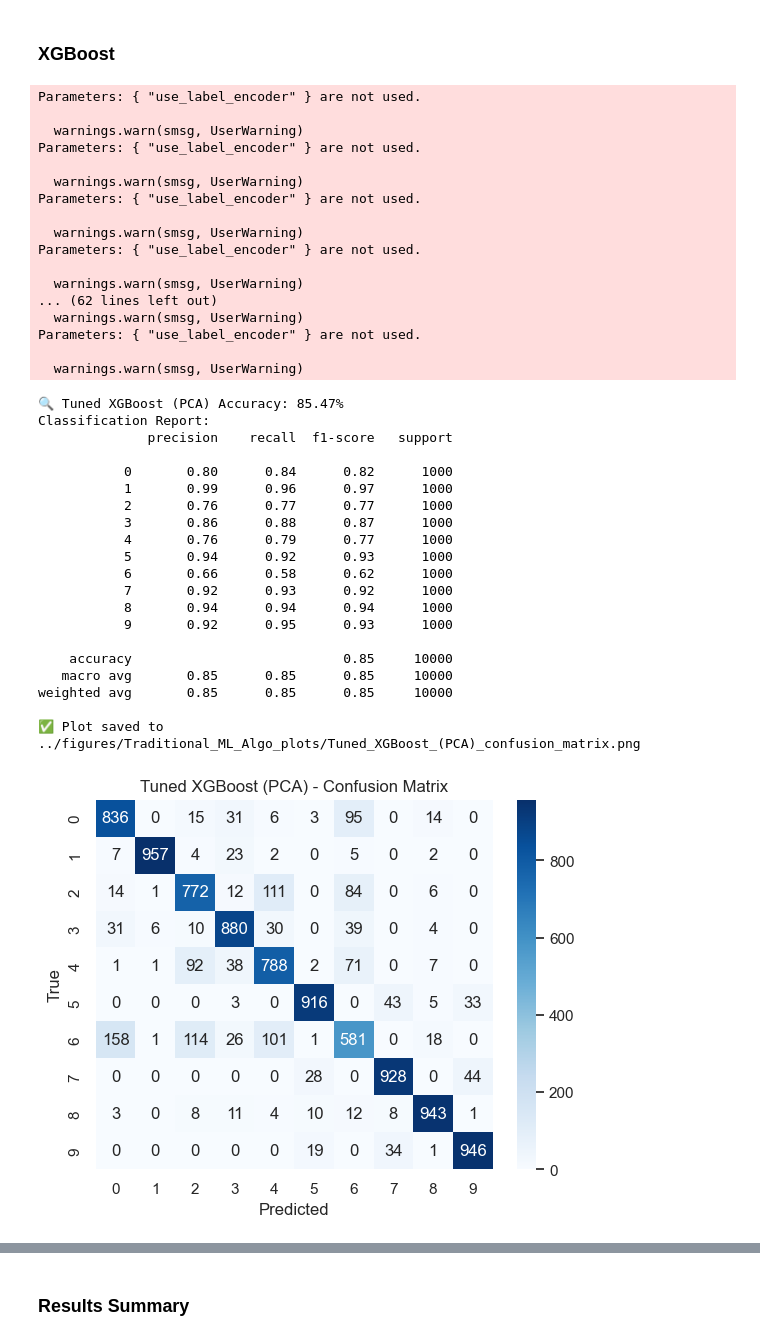
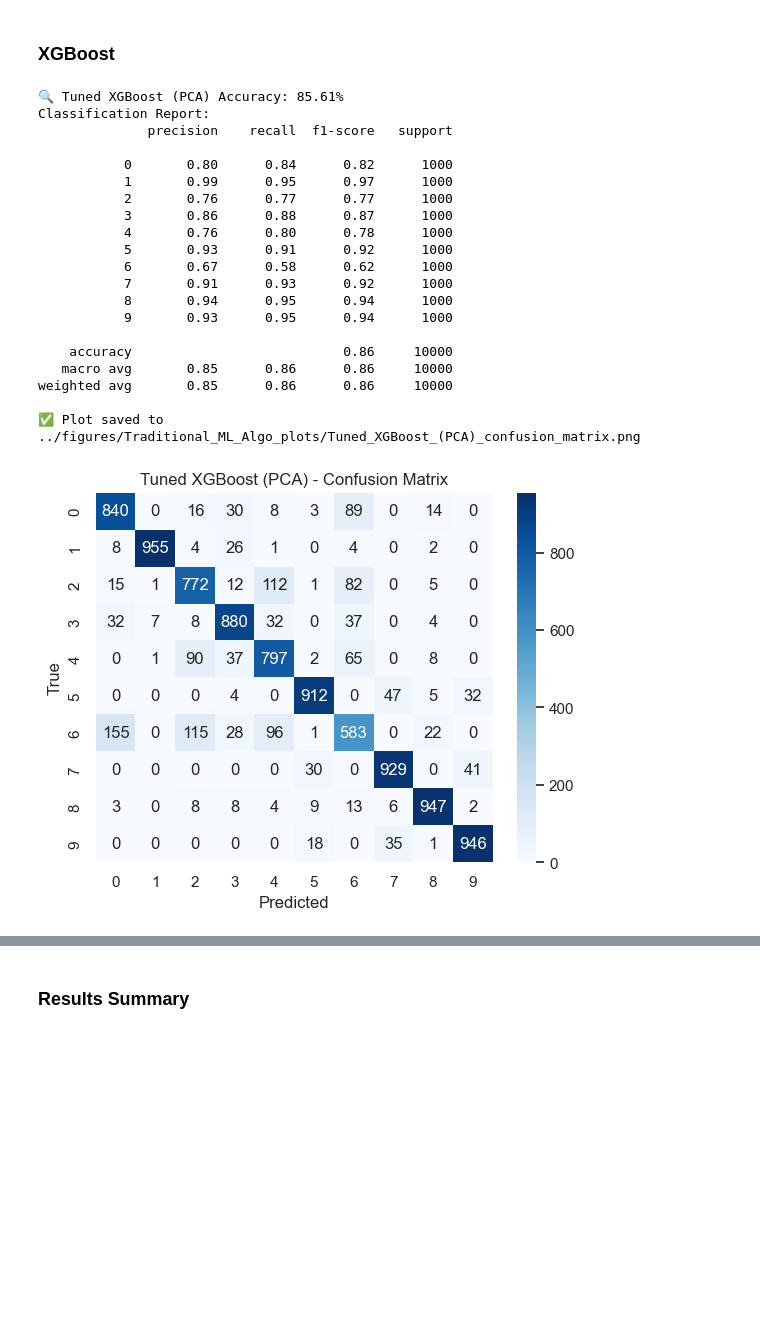
Before and after one commit to SatvikPraveen/FashionMNIST-Analysis, a Jupyter notebook: notebooks/Traditional_ML_Algo.ipynb, the cells around one changed output, grey strips where cells are left out. Cells and saved outputs as stored; diff of their text form; code cells hidden in the pictures; blank space fills up the shorter version.

```diff
--- a/notebooks/Traditional_ML_Algo.ipynb
+++ b/notebooks/Traditional_ML_Algo.ipynb
@@ -570,51 +612,38 @@ weighted avg       0.77      0.77      0.77     10000
 # %%
 # XGBoost (PCA)
 param_grid_xgb = {
     'n_estimators': [50, 100],
     'learning_rate': [0.1, 0.01],
     'max_depth': [3, 5]
 }
-xgb_grid = GridSearchCV(XGBClassifier(use_label_encoder=False, eval_metric='mlogloss', random_state=42),
-                        param_grid_xgb, scoring='accuracy', cv=3)
-xgb_grid.fit(X_train_pca, y_train)
-best_xgb = xgb_grid.best_estimator_
+xgb_pca_grid = GridSearchCV(
+    XGBClassifier(eval_metric='mlogloss', random_state=42),
+    param_grid_xgb,
+    scoring='accuracy',
+    cv=3
+)
+xgb_pca_grid.fit(X_train_pca, y_train)
+best_xgb = xgb_pca_grid.best_estimator_
 xgb_pca_tuned_acc = train_and_evaluate_model(best_xgb, X_train_pca, y_train, X_test_pca, y_test, "Tuned XGBoost (PCA)")
 # %% [output]
-Parameters: { "use_label_encoder" } are not used.
+🔍 Tuned XGBoost (PCA) Accuracy: 85.61%
+Classification Report:
+              precision    recall  f1-score   support
 
-  warnings.warn(smsg, UserWarning)
-Parameters: { "use_label_encoder" } are not used.
+           0       0.80      0.84      0.82      1000
+           1       0.99      0.95      0.97      1000
+           2       0.76      0.77      0.77      1000
+           3       0.86      0.88      0.87      1000
+           4       0.76      0.80      0.78      1000
+           5       0.93      0.91      0.92      1000
+           6       0.67      0.58      0.62      1000
+           7       0.91      0.93      0.92      1000
+           8       0.94      0.95      0.94      1000
+           9       0.93      0.95      0.94      1000
 
-  warnings.warn(smsg, UserWarning)
-Parameters: { "use_label_encoder" } are not used.
+    accuracy                           0.86     10000
+   macro avg       0.85      0.86      0.86     10000
+weighted avg       0.85      0.86      0.86     10000
 
-  warnings.warn(smsg, UserWarning)
-Parameters: { "use_label_encoder" } are not used.
-
-  warnings.warn(smsg, UserWarning)
-... (62 lines left out)
-  warnings.warn(smsg, UserWarning)
-Parameters: { "use_label_encoder" } are not used.
-
-  warnings.warn(smsg, UserWarning)
+✅ Plot saved to ../figures/Traditional_ML_Algo_plots/Tuned_XGBoost_(PCA)_confusion_matrix.png
-🔍 Tuned XGBoost (PCA) Accuracy: 85.47%
-Classification Report:
-              precision    recall  f1-score   support
-
-           0       0.80      0.84      0.82      1000
-           1       0.99      0.96      0.97      1000
-           2       0.76      0.77      0.77      1000
-           3       0.86      0.88      0.87      1000
-           4       0.76      0.79      0.77      1000
-           5       0.94      0.92      0.93      1000
-           6       0.66      0.58      0.62      1000
-           7       0.92      0.93      0.92      1000
-           8       0.94      0.94      0.94      1000
-           9       0.92      0.95      0.93      1000
-
-    accuracy                           0.85     10000
-   macro avg       0.85      0.85      0.85     10000
-weighted avg       0.85      0.85      0.85     10000
-
-✅ Plot saved to ../figures/Traditional_ML_Algo_plots/Tuned_XGBoost_(PCA)_confusion_matrix.png
-[figure, old version]
+[figure, new version]
```
Also changed, not shown: parts of 11 cells of this notebook.
